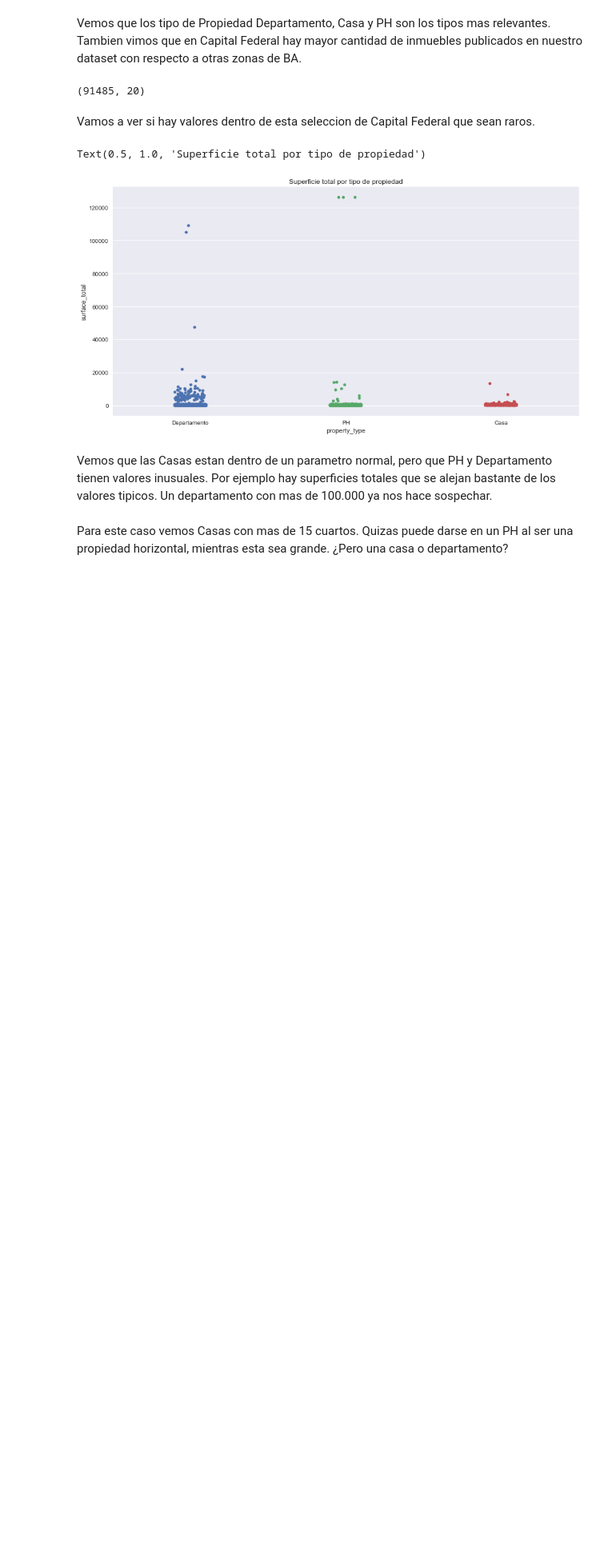
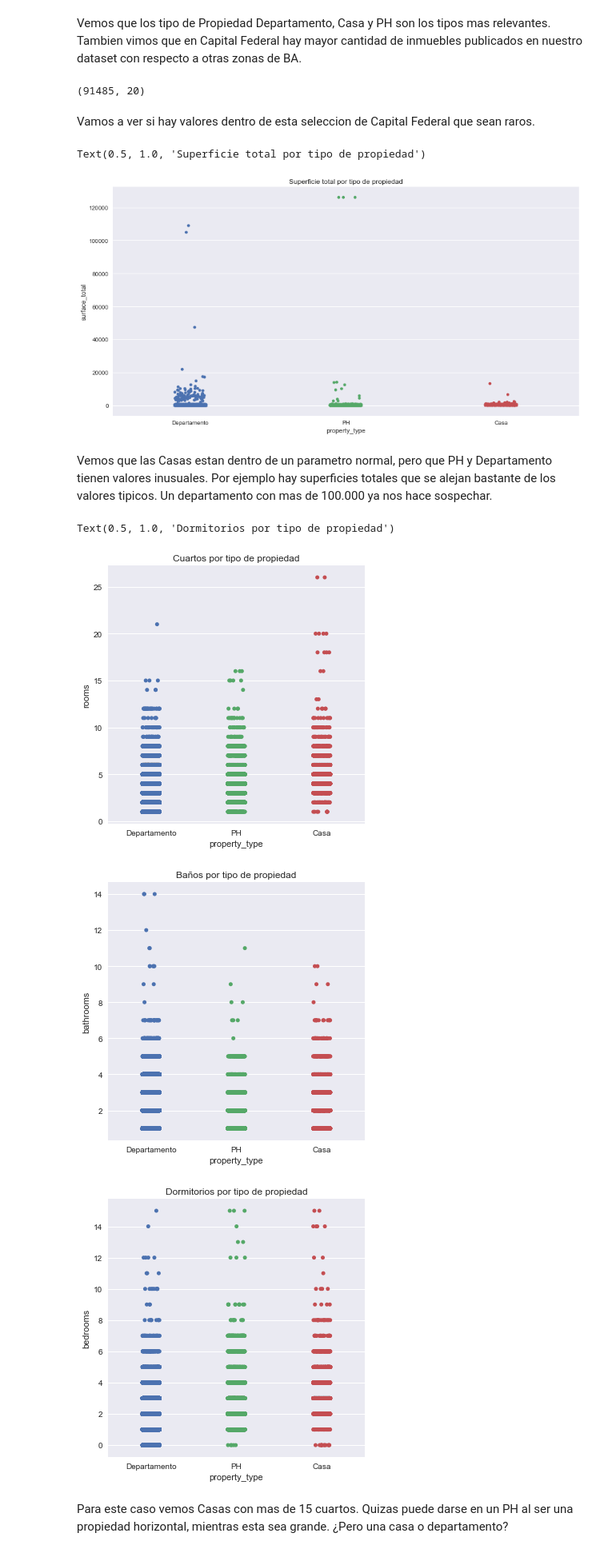
Before and after one commit to ldotto46/01.Proj_Real-State, a Jupyter notebook: Properati_analisys.ipynb, the cells around one changed output. Shown at 80% size. Cells and saved outputs as stored; diff of their text form; code cells hidden in the pictures; blank space fills up the shorter version.

```diff
--- a/Properati_analisys.ipynb
+++ b/Properati_analisys.ipynb
@@ -283,7 +283,16 @@ Text(0.5, 1.0, 'Superficie total por tipo de propiedad')
 # %% [markdown]
 Vemos que las Casas estan dentro de un parametro normal, pero que PH y Departamento tienen valores inusuales. Por ejemplo hay superficies totales que se alejan bastante de los valores tipicos. Un departamento con mas de 100.000 ya nos hace sospechar.
 # %%
-sns.catplot(x='property_type', y='rooms', data=ds, height=6, aspect=2)
+sns.catplot(x='property_type', y='rooms', data=ds)
 plt.title('Cuartos por tipo de propiedad')
+sns.catplot(x='property_type', y='bathrooms', data=ds)
+plt.title('Baños por tipo de propiedad')
+sns.catplot(x='property_type', y='bedrooms', data=ds)
+plt.title('Dormitorios por tipo de propiedad')
+# %% [output]
+Text(0.5, 1.0, 'Dormitorios por tipo de propiedad')
+[figure, added]
+[figure, added]
+[figure, added]
 # %% [markdown]
 Para este caso vemos Casas con mas de 15 cuartos. Quizas puede darse en un PH al ser una propiedad horizontal, mientras esta sea grande. ¿Pero una casa o departamento?
```
Also changed, not shown: parts of 9 cells of this notebook.
